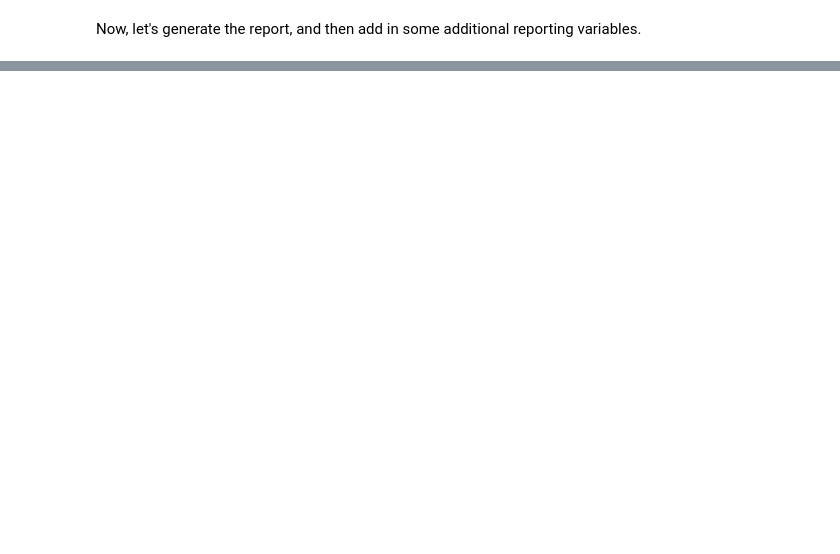
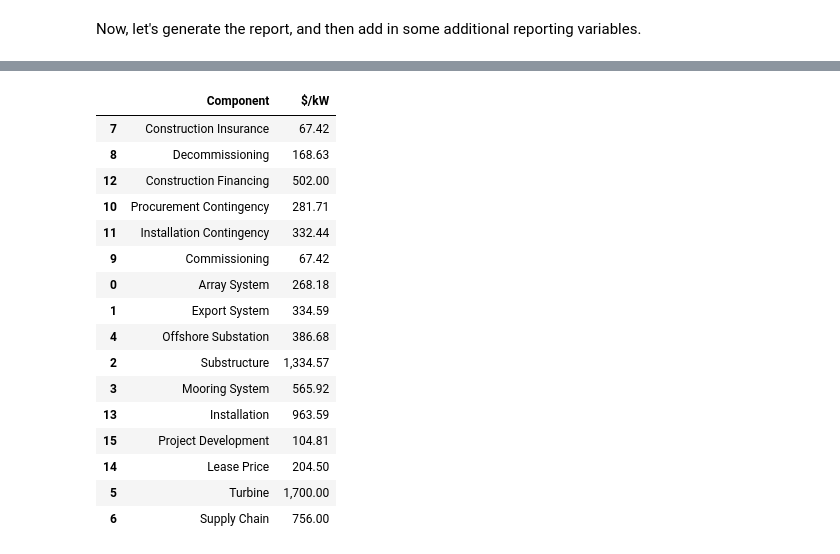
Before and after one commit to NREL/WAVES, a Jupyter notebook: examples/cower_2025.ipynb, the cells around one changed output, grey strips where cells are left out. Drawn from its saved outputs; the diff is of its cells as text; code cells hidden in the pictures; blank space fills up the shorter version.

```diff
--- a/examples/cower_2025.ipynb
+++ b/examples/cower_2025.ipynb
@@ -461,0 +484,20 @@ floating_df.to_csv("cower_2025_test.csv")
+# %%
+df_capex_floating
+# %% [output]
+|  | Component | $/kW |
+| 7 | Construction Insurance | 67.42 |
+| 8 | Decommissioning | 168.63 |
+| 12 | Construction Financing | 502.00 |
+| 10 | Procurement Contingency | 281.71 |
+| 11 | Installation Contingency | 332.44 |
+| 9 | Commissioning | 67.42 |
+| 0 | Array System | 268.18 |
+| 1 | Export System | 334.59 |
+| 4 | Offshore Substation | 386.68 |
+| 2 | Substructure | 1,334.57 |
+| 3 | Mooring System | 565.92 |
+| 13 | Installation | 963.59 |
+| 15 | Project Development | 104.81 |
+| 14 | Lease Price | 204.50 |
+| 5 | Turbine | 1,700.00 |
+| 6 | Supply Chain | 756.00 |
```
Also changed, not shown: parts of 27 cells of this notebook.
